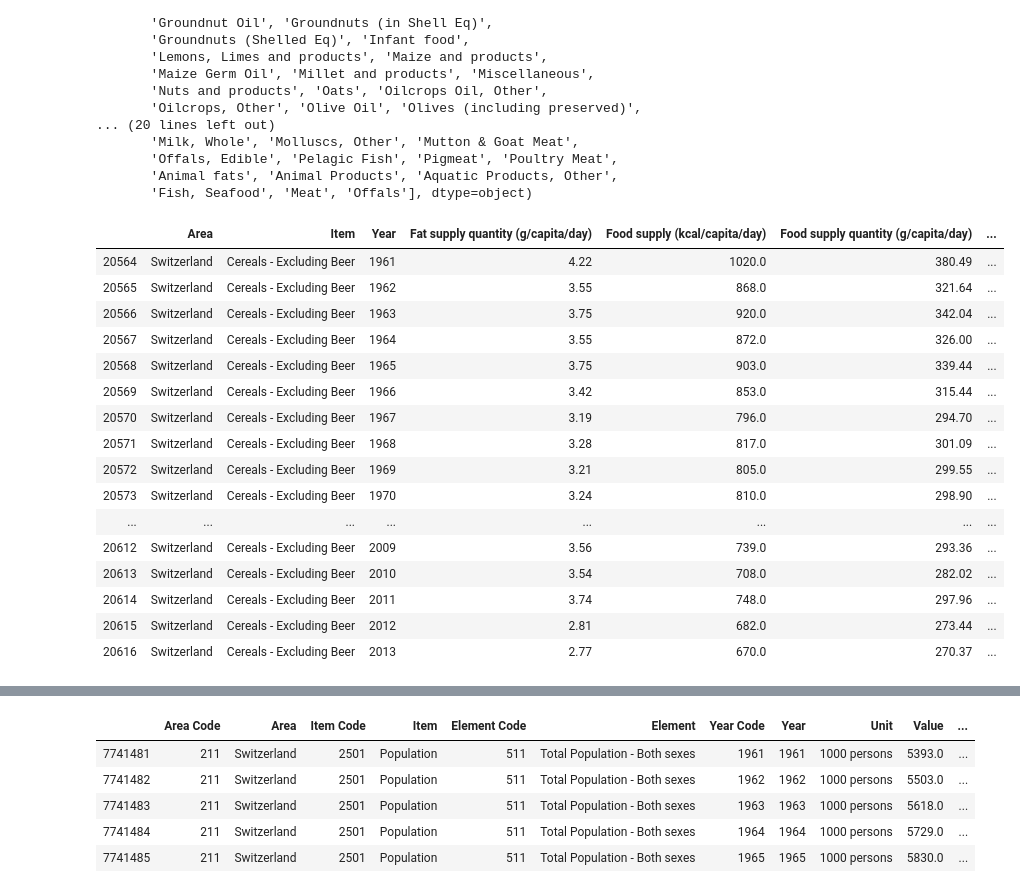
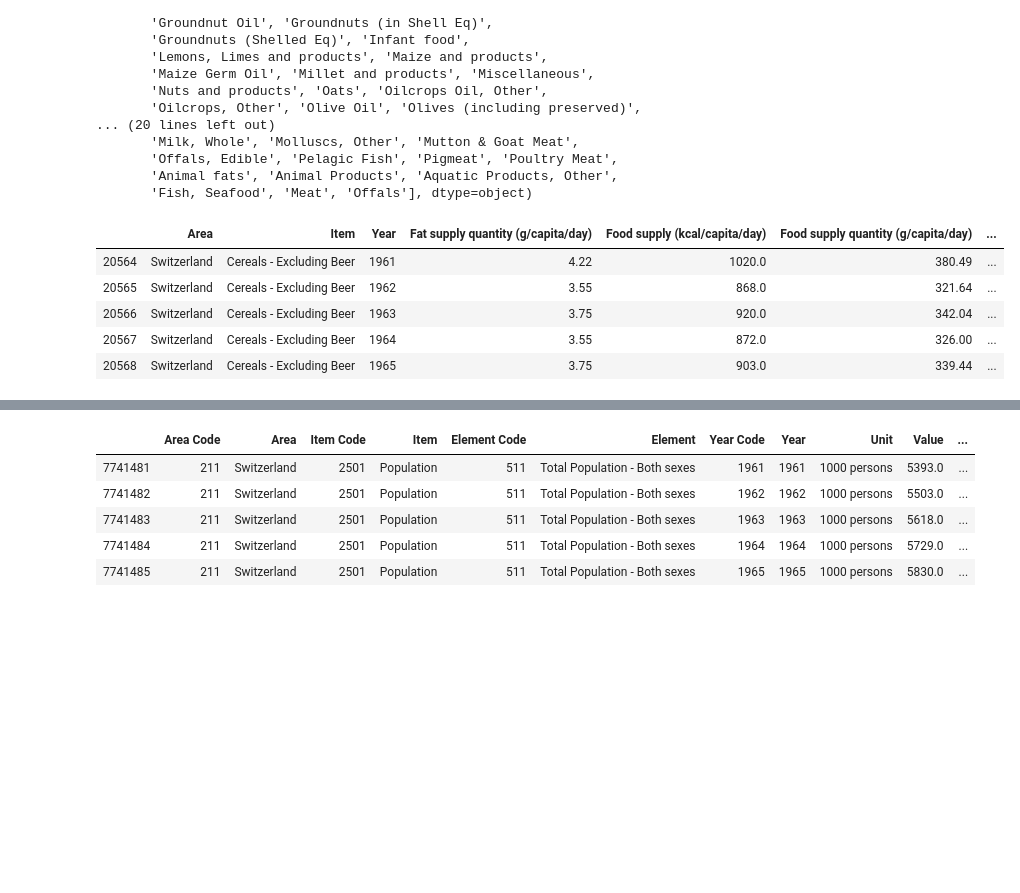
Before and after one commit to jlabhard/ADA_Project, a Jupyter notebook: Project_notebook.ipynb, the cells around one changed output, grey strips where cells are left out. Drawn from its saved outputs; the diff is of its cells as text; code cells hidden in the pictures; blank space fills up the shorter version.

```diff
--- a/Project_notebook.ipynb
+++ b/Project_notebook.ipynb
@@ -221,22 +221,11 @@ array(['Apples and products', 'Bananas', 'Barley and products', 'Beans',
        'Animal fats', 'Animal Products', 'Aquatic Products, Other',
        'Fish, Seafood', 'Meat', 'Offals'], dtype=object)
 # %%
-food_supply_wide[food_supply_wide['Item'] == 'Cereals - Excluding Beer']
+food_supply_wide[food_supply_wide['Item'] == 'Cereals - Excluding Beer'].head()
 # %% [output]
 |  | Area | Item | Year | Fat supply quantity (g/capita/day) | Food supply (kcal/capita/day) | Food supply quantity (g/capita/day) | ... |
 | 20564 | Switzerland | Cereals - Excluding Beer | 1961 | 4.22 | 1020.0 | 380.49 | ... |
 | 20565 | Switzerland | Cereals - Excluding Beer | 1962 | 3.55 | 868.0 | 321.64 | ... |
 | 20566 | Switzerland | Cereals - Excluding Beer | 1963 | 3.75 | 920.0 | 342.04 | ... |
 | 20567 | Switzerland | Cereals - Excluding Beer | 1964 | 3.55 | 872.0 | 326.00 | ... |
 | 20568 | Switzerland | Cereals - Excluding Beer | 1965 | 3.75 | 903.0 | 339.44 | ... |
-| 20569 | Switzerland | Cereals - Excluding Beer | 1966 | 3.42 | 853.0 | 315.44 | ... |
-| 20570 | Switzerland | Cereals - Excluding Beer | 1967 | 3.19 | 796.0 | 294.70 | ... |
-| 20571 | Switzerland | Cereals - Excluding Beer | 1968 | 3.28 | 817.0 | 301.09 | ... |
-| 20572 | Switzerland | Cereals - Excluding Beer | 1969 | 3.21 | 805.0 | 299.55 | ... |
-| 20573 | Switzerland | Cereals - Excluding Beer | 1970 | 3.24 | 810.0 | 298.90 | ... |
-| ... | ... | ... | ... | ... | ... | ... | ... |
-| 20612 | Switzerland | Cereals - Excluding Beer | 2009 | 3.56 | 739.0 | 293.36 | ... |
-| 20613 | Switzerland | Cereals - Excluding Beer | 2010 | 3.54 | 708.0 | 282.02 | ... |
-| 20614 | Switzerland | Cereals - Excluding Beer | 2011 | 3.74 | 748.0 | 297.96 | ... |
-| 20615 | Switzerland | Cereals - Excluding Beer | 2012 | 2.81 | 682.0 | 273.44 | ... |
-| 20616 | Switzerland | Cereals - Excluding Beer | 2013 | 2.77 | 670.0 | 270.37 | ... |
```
Also changed, not shown: parts of 8 cells of this notebook.
